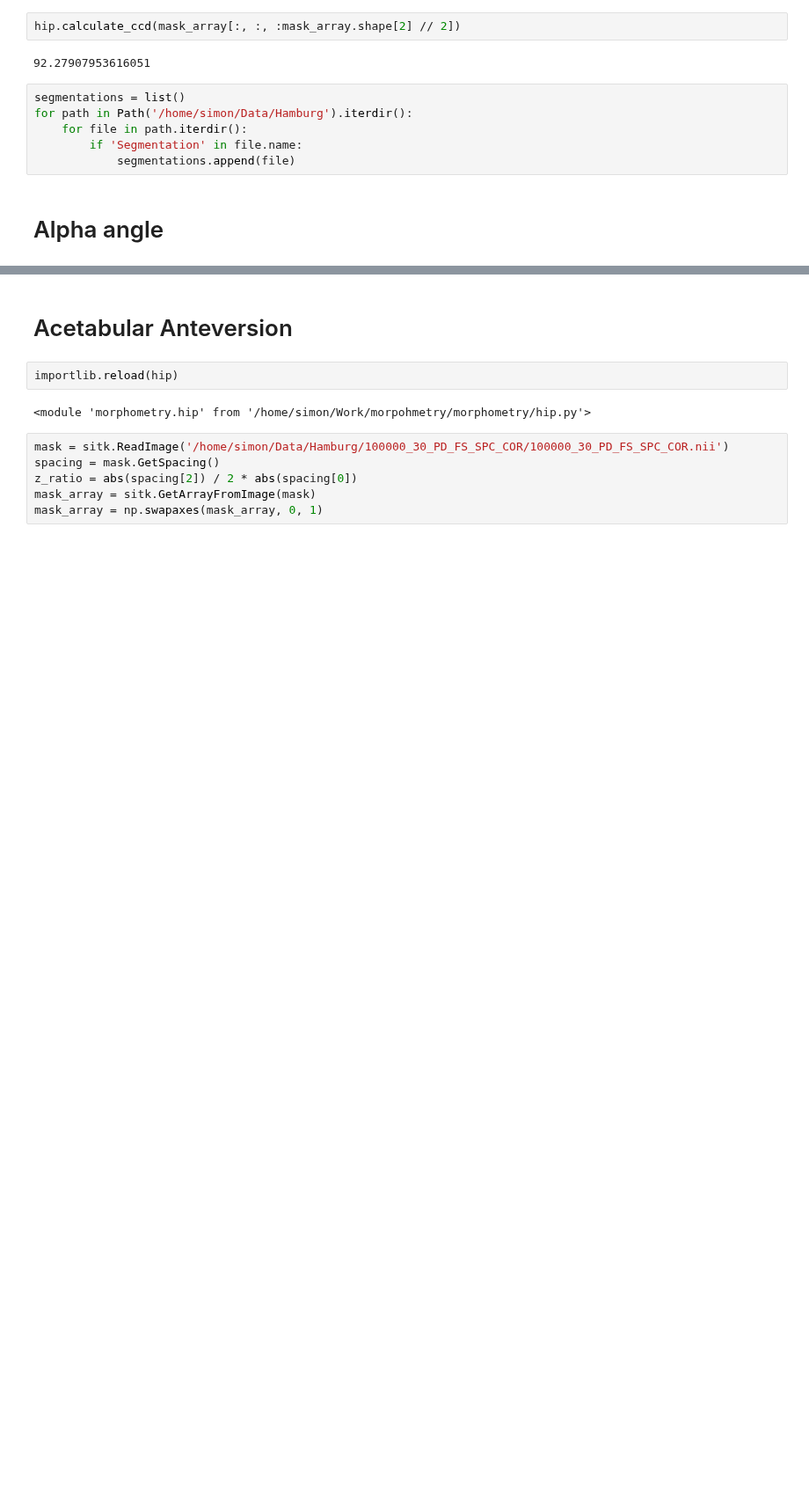
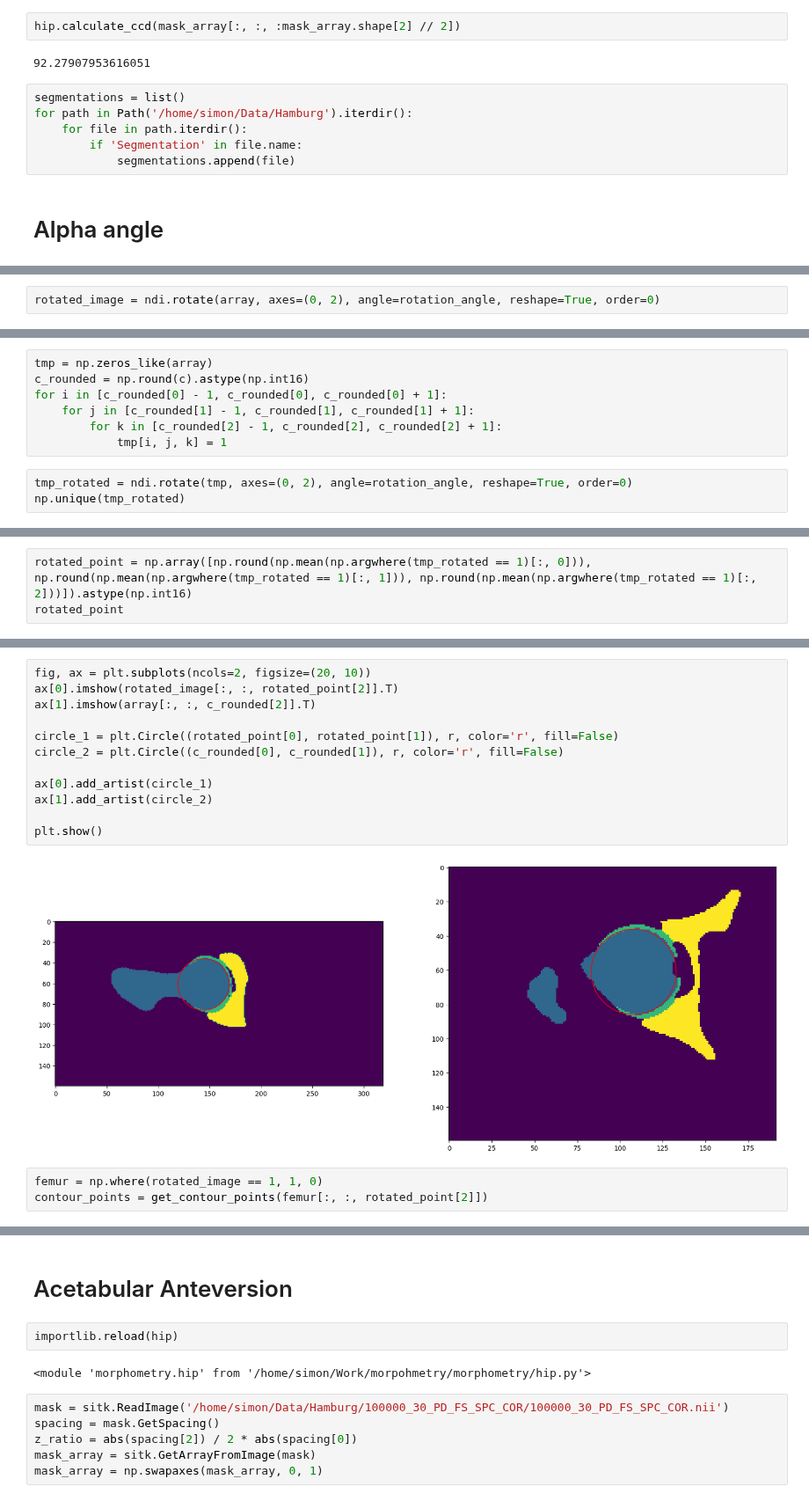
Before and after one commit to swestfechtel/morphometry, a Jupyter notebook: notebooks/cookbook.ipynb, the cells around one changed output, grey strips where cells are left out. Shown at 88% size. Cells and saved outputs as stored; diff of their text form; blank space fills up the shorter version.

```diff
--- a/notebooks/cookbook.ipynb
+++ b/notebooks/cookbook.ipynb
@@ -516,0 +489,2 @@ p.close()
+# %%
+rotated_image = ndi.rotate(array, axes=(0, 2), angle=rotation_angle, reshape=True, order=0)
@@ -516,0 +495,10 @@ p.close()
+# %%
+tmp = np.zeros_like(array)
+c_rounded = np.round(c).astype(np.int16)
+for i in [c_rounded[0] - 1, c_rounded[0], c_rounded[0] + 1]:
+    for j in [c_rounded[1] - 1, c_rounded[1], c_rounded[1] + 1]:
+        for k in [c_rounded[2] - 1, c_rounded[2], c_rounded[2] + 1]:
+            tmp[i, j, k] = 1
+# %%
+tmp_rotated = ndi.rotate(tmp, axes=(0, 2), angle=rotation_angle, reshape=True, order=0)
+np.unique(tmp_rotated)
@@ -516,0 +507,3 @@ p.close()
+# %%
+rotated_point = np.array([np.round(np.mean(np.argwhere(tmp_rotated == 1)[:, 0])), np.round(np.mean(np.argwhere(tmp_rotated == 1)[:, 1])), np.round(np.mean(np.argwhere(tmp_rotated == 1)[:, 2]))]).astype(np.int16)
+rotated_point
@@ -516,0 +535,17 @@ p.close()
+# %%
+fig, ax = plt.subplots(ncols=2, figsize=(20, 10))
+ax[0].imshow(rotated_image[:, :, rotated_point[2]].T)
+ax[1].imshow(array[:, :, c_rounded[2]].T)
+
+circle_1 = plt.Circle((rotated_point[0], rotated_point[1]), r, color='r', fill=False)
+circle_2 = plt.Circle((c_rounded[0], c_rounded[1]), r, color='r', fill=False)
+
+ax[0].add_artist(circle_1)
+ax[1].add_artist(circle_2)
+
+plt.show()
+# %% [output]
+[figure, added]
+# %%
+femur = np.where(rotated_image == 1, 1, 0)
+contour_points = get_contour_points(femur[:, :, rotated_point[2]])
```
Also changed, not shown: parts of 60 cells of this notebook, 6 other files.
